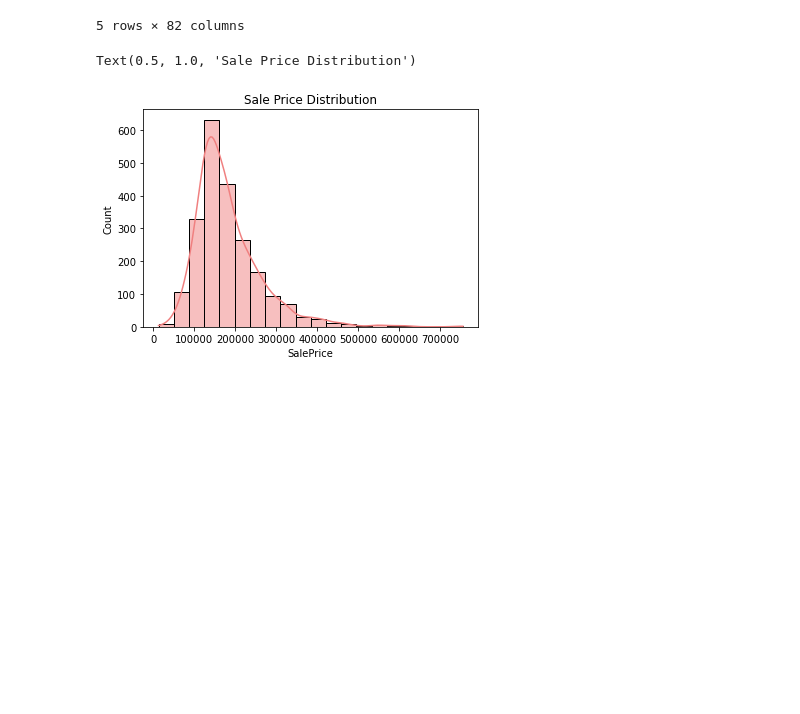
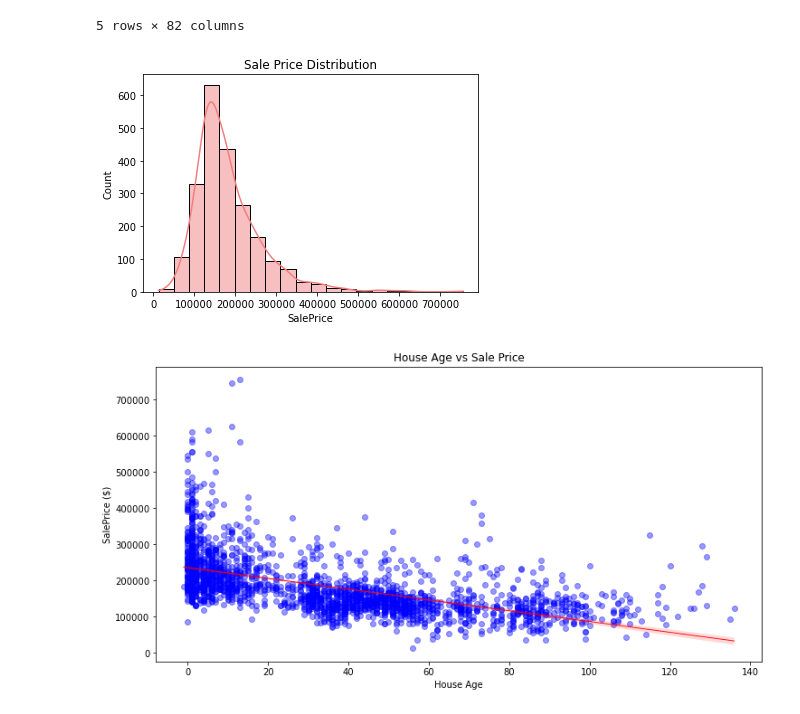
Before and after one commit to IfElseRun/Machine-Learning-Project, a Jupyter notebook: data_overview.ipynb, the cells around one changed output. Cells and saved outputs as stored; diff of their text form; code cells hidden in the pictures; blank space fills up the shorter version.

```diff
--- a/data_overview.ipynb
+++ b/data_overview.ipynb
@@ -12,8 +12,29 @@ train_dataset.head()
 | 4 | 487 | 528290030 | 80 | RL | 61.0 | 9734 | Pave | NaN | IR1 | ... |
 5 rows × 82 columns
 # %%
-sns.histplot(data=train_dataset, x=train_dataset['SalePrice'],bins=20, kde = True,color='lightcoral');
+sns.histplot(data=train_dataset,
+             x=train_dataset['SalePrice'],
+             bins=20,
+             kde = True,
+             color='lightcoral'
+            )
 plt.title("Sale Price Distribution")
+plt.show();
 # %% [output]
-Text(0.5, 1.0, 'Sale Price Distribution')
 [figure]
+# %%
+train_dataset['SalePrice'].mean()
+plt.figure(figsize=(12,6))
+g = sns.regplot(data=train_dataset,
+                x='House_Age',
+                y='SalePrice',
+                scatter_kws={'alpha': 0.4},
+                color='blue',
+                line_kws={'color': 'red','linewidth':0.9}
+               )
+plt.xlabel(xlabel='House Age')
+plt.ylabel(ylabel='SalePrice ($)')
+plt.title(label='House Age vs Sale Price')
+plt.show()
+# %% [output]
+[figure, added]
```
Also changed, not shown: parts of 7 cells of this notebook, 10 other files.
